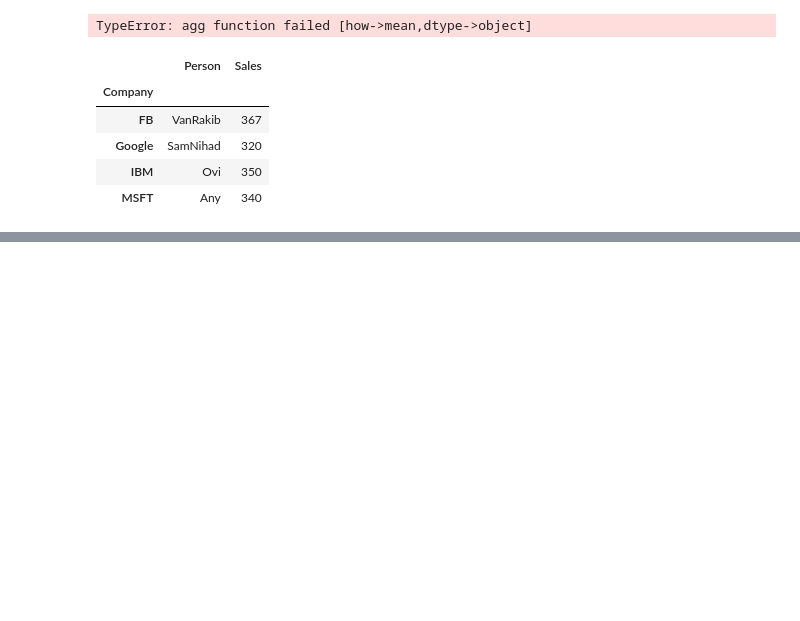
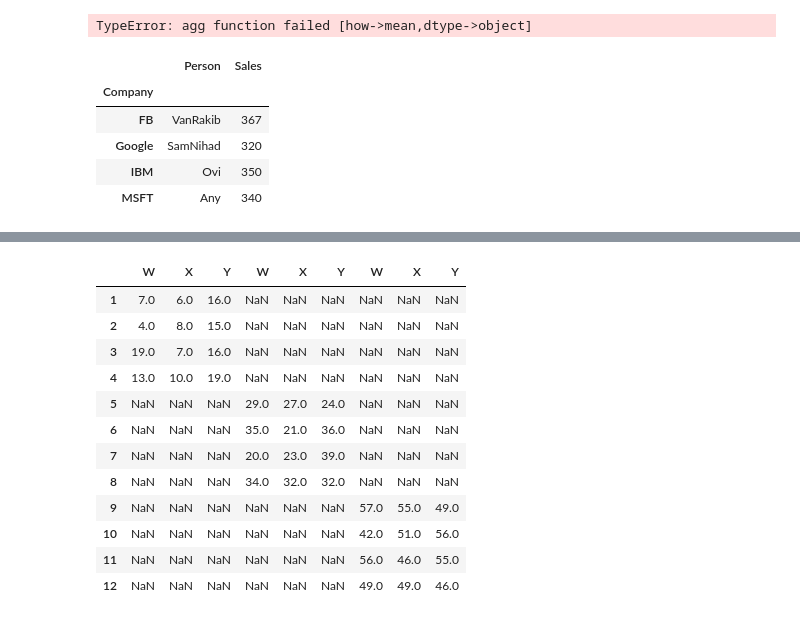
Before and after one commit to Thaniya3131/Data-Science, a Jupyter notebook: pandas.ipynb, the cells around one changed output, grey strips where cells are left out. Saved outputs shown, nothing was run; the diff lists cells and outputs as text; code cells hidden in the pictures; blank space fills up the shorter version.

```diff
--- a/pandas.ipynb
+++ b/pandas.ipynb
@@ -143,0 +163,5 @@ df.
+# %%
+df1 = pd.DataFrame(np.random.randint(1, 20, size = (4, 3)), [1,2,3,4], ['W', 'X', 'Y'])
+df2 = pd.DataFrame(np.random.randint(20,40, size = (4, 3)), [5,6,7,8], ['W', 'X', 'Y'])
+df3 = pd.DataFrame(np.random.randint(40,60, size = (4, 3)), [9,10,11,12], ['W', 'X', 'Y'])
+df1
@@ -143,0 +190,3 @@ df.
+# %%
+frame=[df1,df2,df3]
+pd.concat(frame)
@@ -143,0 +207,16 @@ df.
+# %%
+pd.concat(frame,axis=1)
+# %% [output]
+|  | W | X | Y | W | X | Y | W | X | Y |
+| 1 | 7.0 | 6.0 | 16.0 | NaN | NaN | NaN | NaN | NaN | NaN |
+| 2 | 4.0 | 8.0 | 15.0 | NaN | NaN | NaN | NaN | NaN | NaN |
+| 3 | 19.0 | 7.0 | 16.0 | NaN | NaN | NaN | NaN | NaN | NaN |
+| 4 | 13.0 | 10.0 | 19.0 | NaN | NaN | NaN | NaN | NaN | NaN |
+| 5 | NaN | NaN | NaN | 29.0 | 27.0 | 24.0 | NaN | NaN | NaN |
+| 6 | NaN | NaN | NaN | 35.0 | 21.0 | 36.0 | NaN | NaN | NaN |
+| 7 | NaN | NaN | NaN | 20.0 | 23.0 | 39.0 | NaN | NaN | NaN |
+| 8 | NaN | NaN | NaN | 34.0 | 32.0 | 32.0 | NaN | NaN | NaN |
+| 9 | NaN | NaN | NaN | NaN | NaN | NaN | 57.0 | 55.0 | 49.0 |
+| 10 | NaN | NaN | NaN | NaN | NaN | NaN | 42.0 | 51.0 | 56.0 |
+| 11 | NaN | NaN | NaN | NaN | NaN | NaN | 56.0 | 46.0 | 55.0 |
+| 12 | NaN | NaN | NaN | NaN | NaN | NaN | 49.0 | 49.0 | 46.0 |
```
Also changed, not shown: parts of 29 cells of this notebook.
